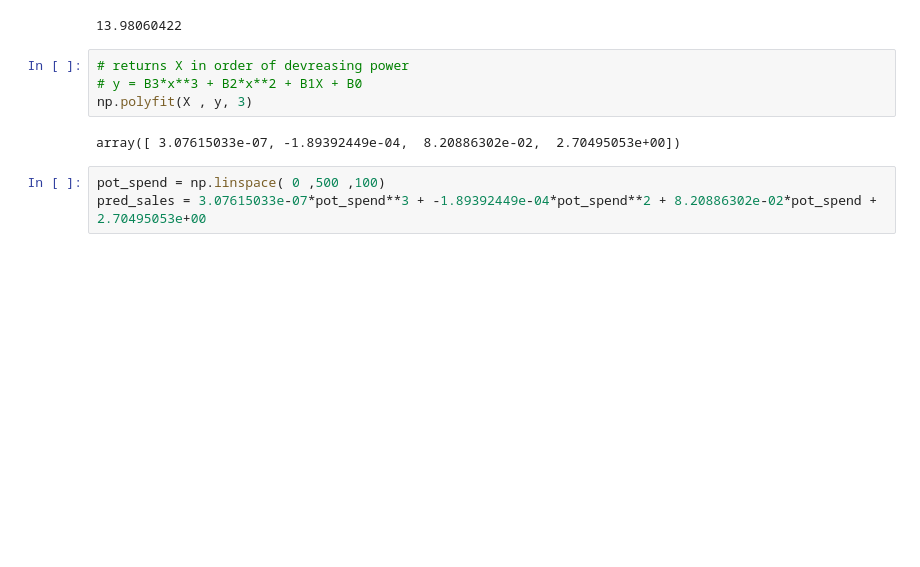
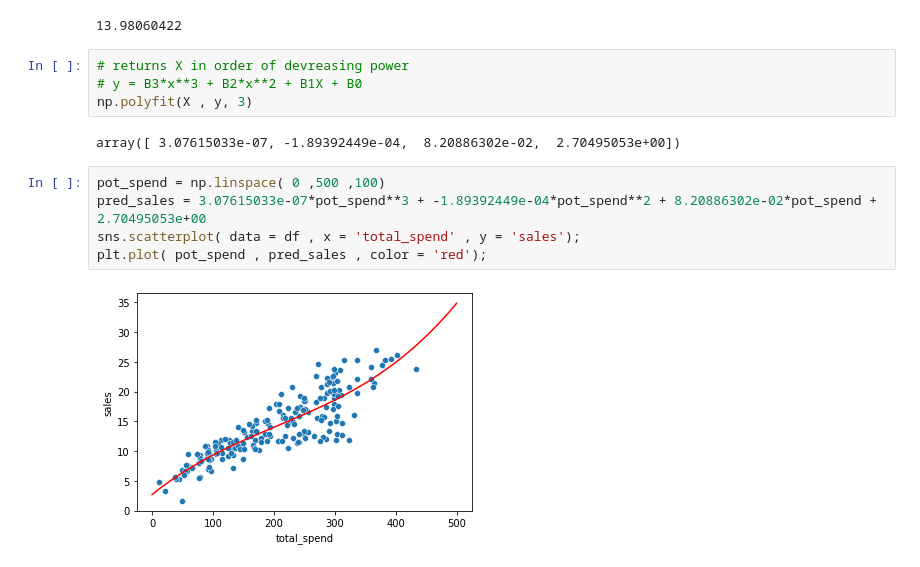
Before and after one commit to lilab001/ML-Toolkit, a Jupyter notebook: simple-linear-regression-codes.ipynb, the cells around one changed output. Cells and saved outputs as stored; diff of their text form; blank space fills up the shorter version.

```diff
--- a/simple-linear-regression-codes.ipynb
+++ b/simple-linear-regression-codes.ipynb
@@ -72,3 +72,7 @@ array([ 3.07615033e-07, -1.89392449e-04,  8.20886302e-02,  2.70495053e+00])
 # %%
 pot_spend = np.linspace( 0 ,500 ,100)
 pred_sales = 3.07615033e-07*pot_spend**3 + -1.89392449e-04*pot_spend**2 + 8.20886302e-02*pot_spend + 2.70495053e+00
+sns.scatterplot( data = df , x = 'total_spend' , y = 'sales');
+plt.plot( pot_spend , pred_sales , color = 'red');
+# %% [output]
+[figure, added]
```
